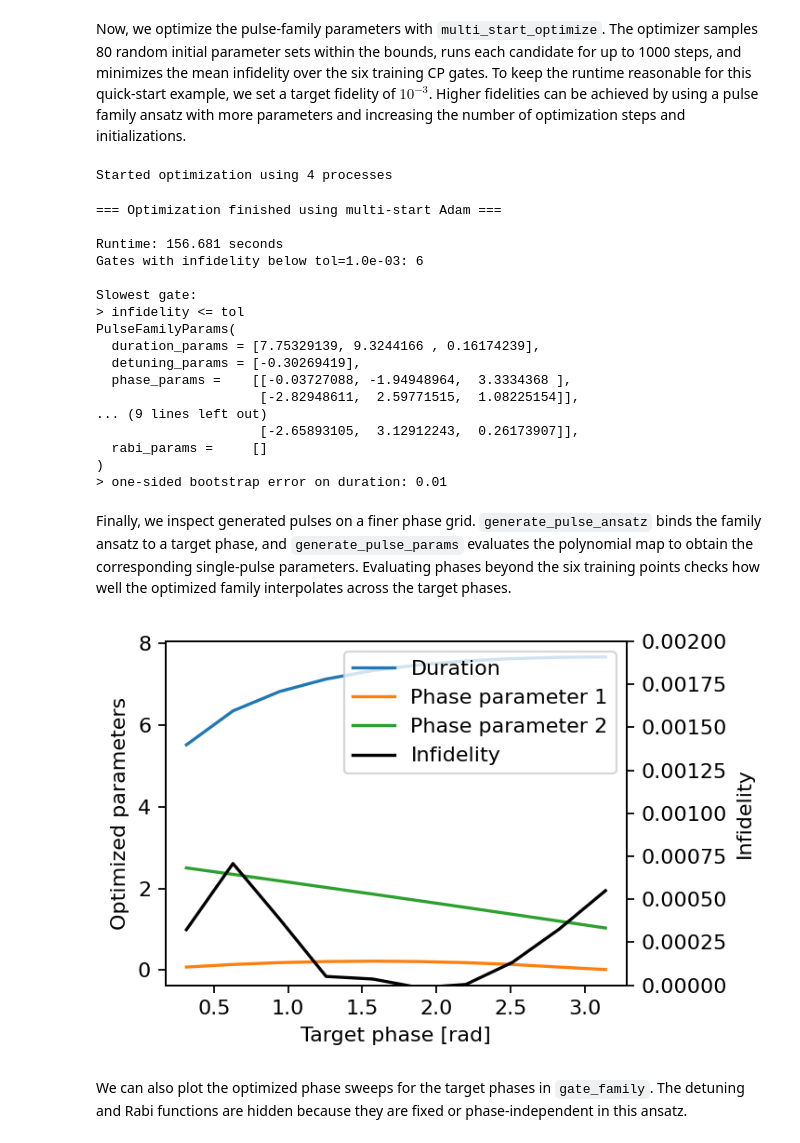
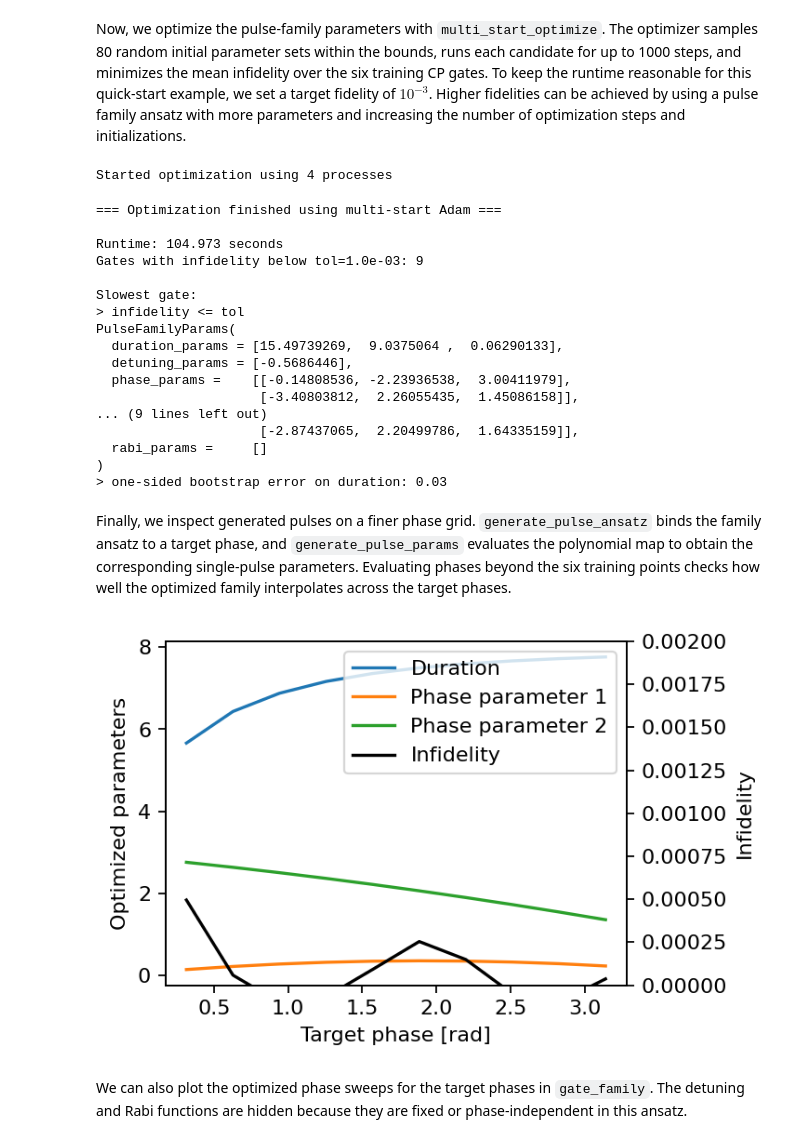
Before and after one commit to dflocher/rydopt, a Jupyter notebook: docs/examples/gate_family_quick_start.ipynb, the cells around one changed output. Cells and saved outputs as stored; diff of their text form; code cells hidden in the pictures.

Commit message:
Use empirical formula for cp gate duration

```diff
--- a/docs/examples/gate_family_quick_start.ipynb
+++ b/docs/examples/gate_family_quick_start.ipynb
@@ -39,7 +39,7 @@ Then we choose a pulse family ansatz. The underlying pulse has constant detuning
 # %%
 degrees = [3, 0, 2, 0]  # duration, detuning, laser phase, Rabi amplitude
 
-pulse_map = ro.pulses.PolynomialPulseMapWithPade(degrees=degrees)
+pulse_map = ro.pulses.PolynomialPulseMapWithEmpirical(degrees=degrees)
 pulse_family = ro.pulses.PulseFamilyAnsatz(
     detuning_ansatz=ro.pulses.Const(),
     phase_ansatz=ro.pulses.SinCrab(2),
@@ -63,7 +63,7 @@ opt_result_gate_family = ro.optimization.multi_start_optimize(
     min_initial_params,
     max_initial_params,
     tol=1e-3,
-    num_initializations=80,
+    num_initializations=100,
     num_steps=1000,
     num_processes=4,
     return_history=False,
@@ -73,21 +73,21 @@ optimized_family_params = opt_result_gate_family.params
 Started optimization using 4 processes
 === Optimization finished using multi-start Adam ===
 
-Runtime: 156.681 seconds
-Gates with infidelity below tol=1.0e-03: 6
+Runtime: 104.973 seconds
+Gates with infidelity below tol=1.0e-03: 9
 
 Slowest gate:
 > infidelity <= tol
 PulseFamilyParams(
-  duration_params = [7.75329139, 9.3244166 , 0.16174239],
-  detuning_params = [-0.30269419],
-  phase_params =    [[-0.03727088, -1.94948964,  3.3334368 ],
-                     [-2.82948611,  2.59771515,  1.08225154]],
+  duration_params = [15.49739269,  9.0375064 ,  0.06290133],
+  detuning_params = [-0.5686446],
+  phase_params =    [[-0.14808536, -2.23936538,  3.00411979],
+                     [-3.40803812,  2.26055435,  1.45086158]],
 ... (9 lines left out)
-                     [-2.65893105,  3.12912243,  0.26173907]],
+                     [-2.87437065,  2.20499786,  1.64335159]],
   rabi_params =     []
 )
-> one-sided bootstrap error on duration: 0.01
+> one-sided bootstrap error on duration: 0.03
 # %% [markdown]
 Finally, we inspect generated pulses on a finer phase grid. `generate_pulse_ansatz` binds the family ansatz to a target phase, and `generate_pulse_params` evaluates the polynomial map to obtain the corresponding single-pulse parameters. Evaluating phases beyond the six training points checks how well the optimized family interpolates across the target phases.
 # %%
@@ -95,35 +95,35 @@ phases = np.linspace(0.1, 1, 10) * np.pi
 durations = []
 parameters = []
 infidelities = []
 
+pulse = pulse_family.pulse_ansatz
 for phase in tqdm(phases):
     gate = ro.gates.TwoQubitGate(
         phi=None,
         theta=phase,
         Vnn=float("inf"),
         decay=0.0,
     )
-    pulse = pulse_family.generate_pulse_ansatz(phase)
     params = pulse_family.generate_pulse_params(optimized_family_params, phase)
     infidelity, _, _ = ro.characterization.analyze_gate(gate, pulse, params, tol=1e-3)
     durations.append(params.duration)
     parameters.append(params.phase_params)
     infidelities.append(infidelity)
 
 fig, ax1 = plt.subplots(figsize=(4, 3), dpi=160)
 ax2 = ax1.twinx()
 ax1.plot(phases, durations, label="Duration")
 ax1.plot(phases, np.abs(parameters), label=[f"Phase parameter {i + 1}" for i in range(2)])
 ax1.set_xlabel("Target phase [rad]")
 ax1.set_ylabel("Optimized parameters")
 ax2.plot(phases, infidelities, "k-", label="Infidelity")
 ax2.set_ylim(0, 2e-3)
 ax2.set_ylabel("Infidelity")
 handles1, labels1 = ax1.get_legend_handles_labels()
 handles2, labels2 = ax2.get_legend_handles_labels()
 ax2.legend(handles1 + handles2, labels1 + labels2, loc="upper right");
 # %% [output]
-[figure, old version]
+[figure, new version]
 # %% [markdown]
 We can also plot the optimized phase sweeps for the target phases in `gate_family`. The detuning and Rabi functions are hidden because they are fixed or phase-independent in this ansatz.
 # %%
```
Also changed, not shown: parts of 2 cells of this notebook, 4 other files.
